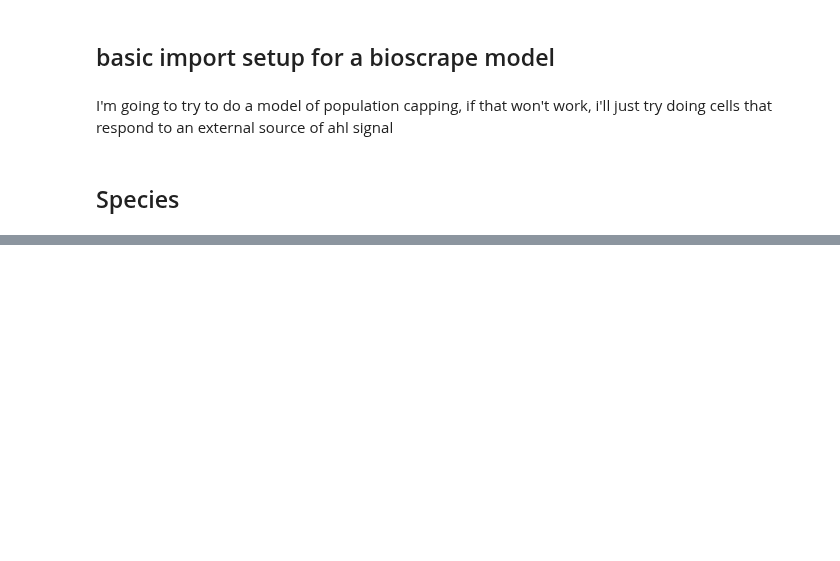
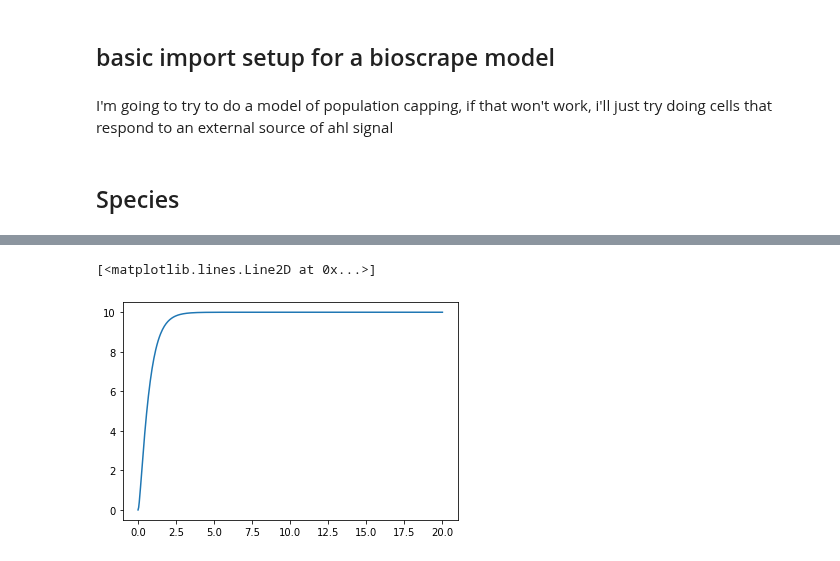
Before and after one commit to geezerbriefs/xpspython, a Jupyter notebook: simulation/pop cap bioscrape.ipynb, the cells around one changed output, grey strips where cells are left out. Drawn from its saved outputs; the diff is of its cells as text; code cells hidden in the pictures; blank space fills up the shorter version.

```diff
--- a/simulation/pop cap bioscrape.ipynb
+++ b/simulation/pop cap bioscrape.ipynb
@@ -111,0 +130,44 @@ plt.legend()
+# %%
+#Species: A list of all the species
+species = ["C", "E", "S", "P"]
+
+# Params
+params = [("kbind", 1), ("kun", 1),
+          ("kenz", 2)]
+# %%
+#Reactions: A list of reactions [rxn1, rxn2...]. Each reaction is a tuple ([Input Species], [Output Species], "propensity_type", {propensity_parameters})
+
+#enzyme and substrate bind and unbind
+rxnBind = (["E", "S"], ["C"], "massaction", {"k":"kbind"})
+rxnUnB = (["C"], ["S", "E"], "massaction", {"k":"kun"})
+
+#enz does the job
+rxnEnz = (["C"], ["P", "E"], "massaction", {"k":"kenz"})
+
+
+
+
+reactions = [rxnBind, rxnUnB, rxnEnz]
+# %%
+#An initial condition for each species (uninitialized species default to 0)
+
+x0 = {
+    "C":0,
+    "E":10,
+    "S":10,
+    "P":0,
+}
+# %%
+#Instantiate the Model [The only object must of us will care about]
+M = Model(species = species, reactions = reactions, parameters = params, initial_condition_dict = x0)
+# %%
+#Simulate the Model
+
+timepoints = np.linspace(0, 20, 500)
+
+Results = py_simulate_model(timepoints, Model = M)
+
+plt.plot(timepoints, Results["P"], label = "P")
+# %% [output]
+[<matplotlib.lines.Line2D at 0x...>]
+[figure, added]
```
Also changed, not shown: parts of 8 cells of this notebook, 3 other files.
